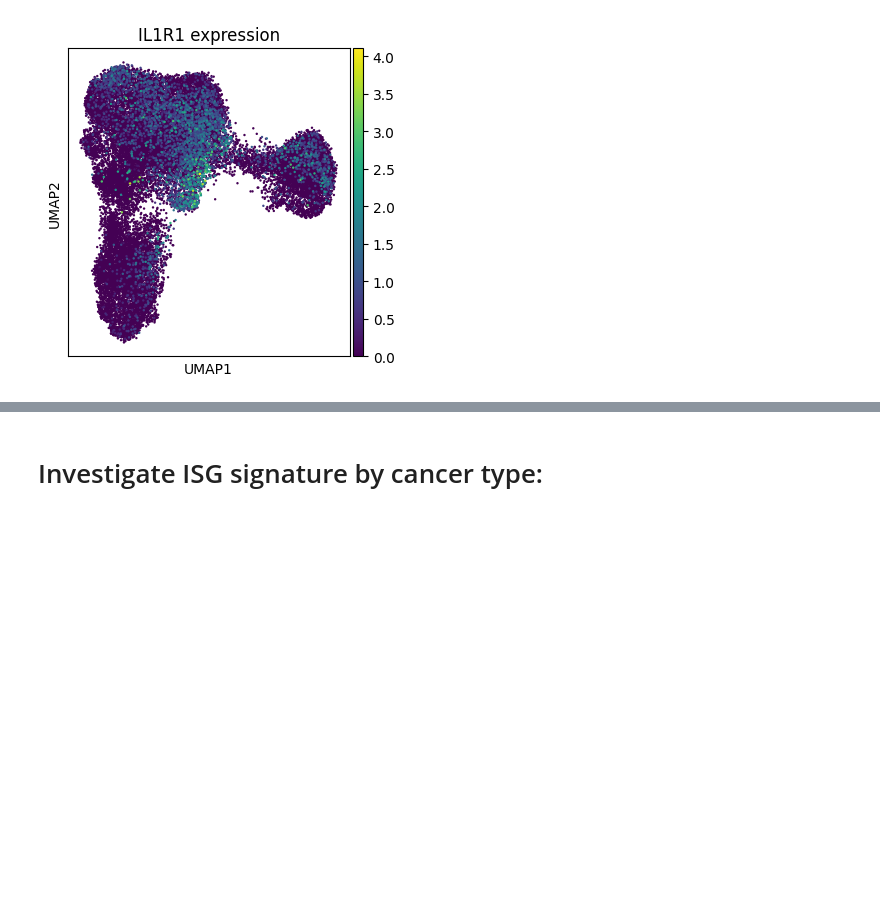
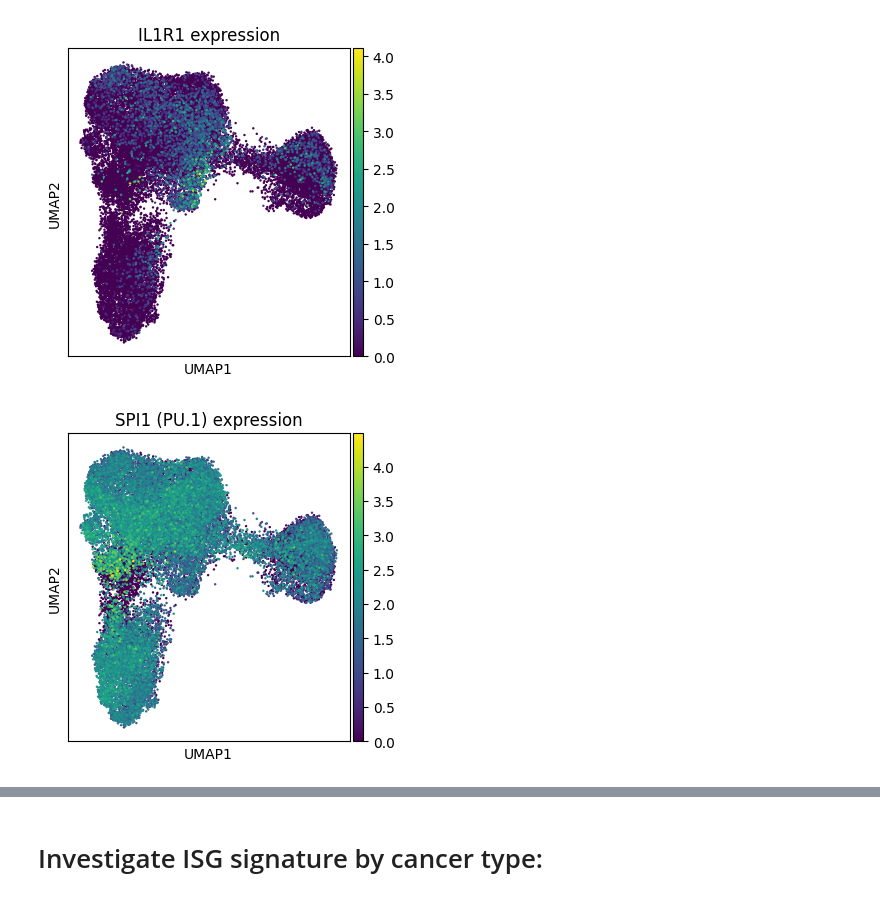
Before and after one commit to tuonglab/Nikita-project, a Jupyter notebook: notebooks/06_Atlas_generation_visualise/2025-09-04_DC_only_bbknn_CCL22.ipynb, the cells around one changed output, grey strips where cells are left out. Drawn from its saved outputs; the diff is of its cells as text; code cells hidden in the pictures; blank space fills up the shorter version.

```diff
--- a/notebooks/06_Atlas_generation_visualise/2025-09-04_DC_only_bbknn_CCL22.ipynb
+++ b/notebooks/06_Atlas_generation_visualise/2025-09-04_DC_only_bbknn_CCL22.ipynb
@@ -84,4 +84,13 @@ with plt.rc_context({"figure.figsize": (4, 4)}):
                title="IL1R1 expression")
 # %% [output]
 [figure]
+# %%
+#export high res umap
+with plt.rc_context({"figure.figsize": (4, 4)}):
+    sc.pl.umap(data,
+               color="SPI1",
+               size=12,
+               title="SPI1 (PU.1) expression")
+# %% [output]
+[figure, added]
 # %%
```
Also changed, not shown: parts of 4 cells of this notebook, 1 other file.
